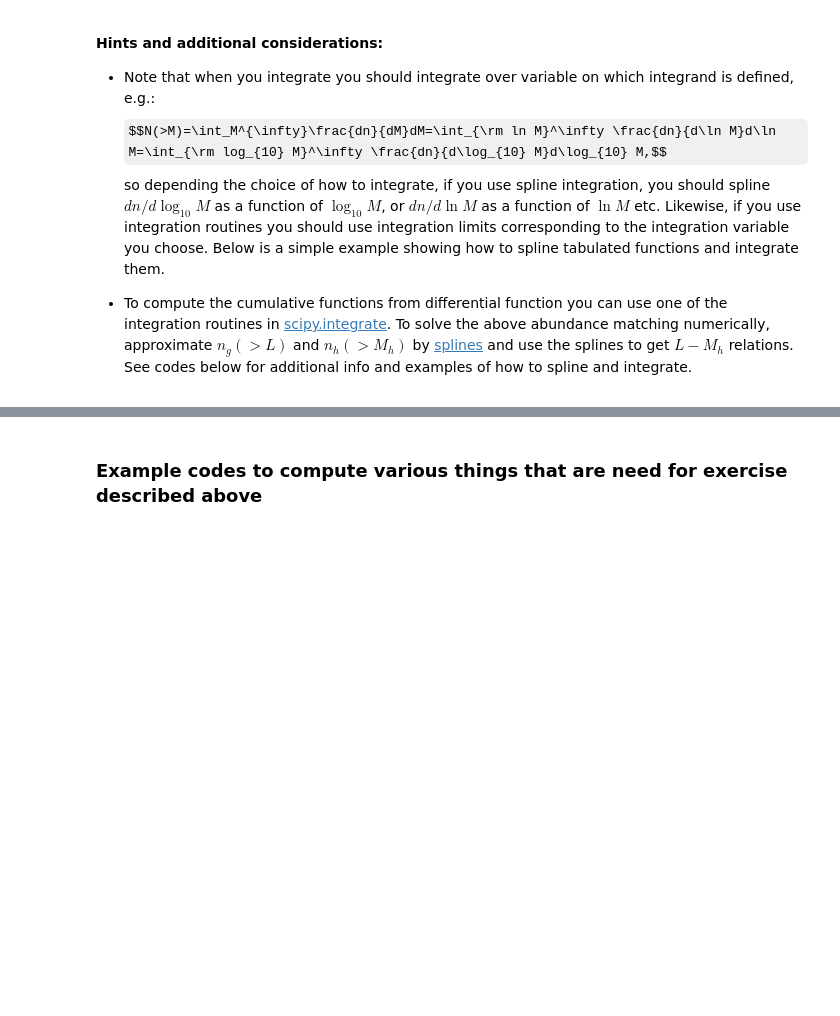
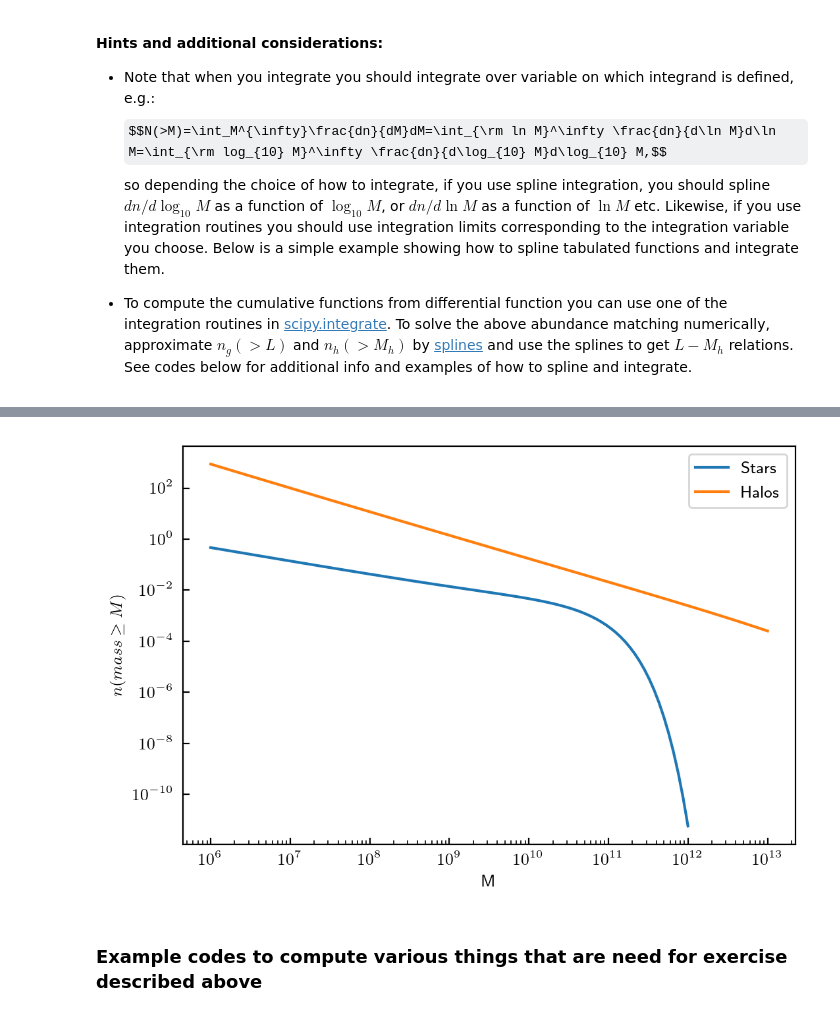
Before and after one commit to Stefan-Heimersheim/astrosoma19, a Jupyter notebook: ex02.ipynb, the cells around one changed output, grey strips where cells are left out. Saved outputs shown, nothing was run; the diff lists cells and outputs as text; code cells hidden in the pictures; some formulas as TeX source; blank space fills up the shorter version.

```diff
--- a/ex02.ipynb
+++ b/ex02.ipynb
@@ -345,3 +406,12 @@ so depending the choice of how to integrate, if you use spline integration, you
+# %%
+plt.loglog(minMasses1,results1,label="Stars")
+plt.loglog(minMasses2,results2,label="Halos")
+plt.ylabel("$n(mass\ge M)$")
+plt.xlabel("M")
+plt.legend()
+plt.show()
+# %% [output]
+[figure, added]
 # %% [markdown]
  ### Example codes to compute various things that are need for exercise described above
 # %%
```
Also changed, not shown: parts of 6 cells of this notebook.
